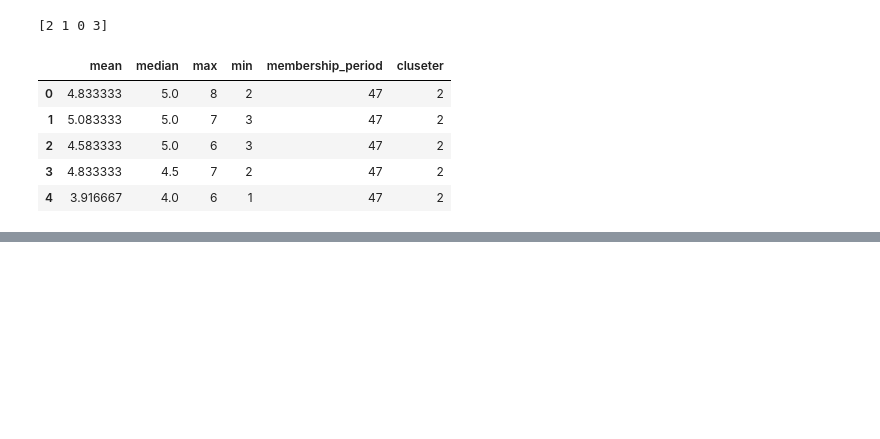
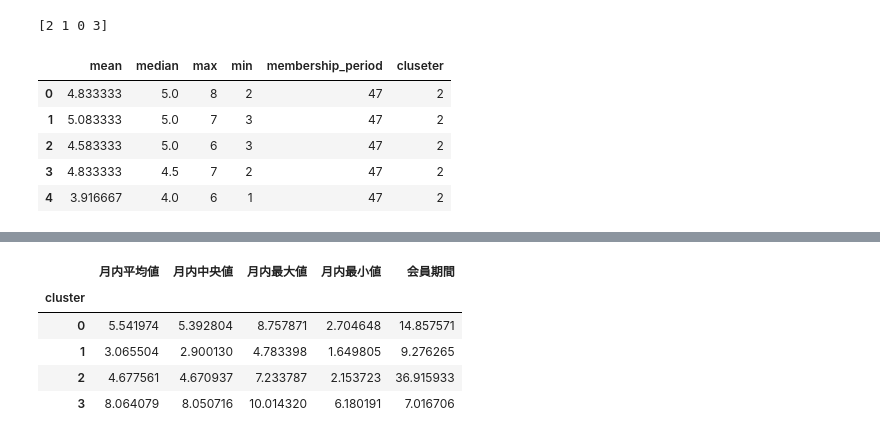
Before and after one commit to newstage75/python_data_analysis_100knock, a Jupyter notebook: 第4章/【機械学習】顧客の行動を予測する10本ノック.ipynb, the cells around one changed output, grey strips where cells are left out. Drawn from its saved outputs; the diff is of its cells as text; code cells hidden in the pictures; blank space fills up the shorter version.

```diff
--- a/第4章/【機械学習】顧客の行動を予測する10本ノック.ipynb
+++ b/第4章/【機械学習】顧客の行動を予測する10本ノック.ipynb
@@ -76,0 +90,10 @@ customer_clustering.head()
+# %%
+# 各グループの特徴をつかむべく、平均値を取得
+customer_clustering.groupby("cluster").mean()
+# %% [output]
+|  | 月内平均値 | 月内中央値 | 月内最大値 | 月内最小値 | 会員期間 |
+| cluster |  |  |  |  |  |
+| 0 | 5.541974 | 5.392804 | 8.757871 | 2.704648 | 14.857571 |
+| 1 | 3.065504 | 2.900130 | 4.783398 | 1.649805 | 9.276265 |
+| 2 | 4.677561 | 4.670937 | 7.233787 | 2.153723 | 36.915933 |
+| 3 | 8.064079 | 8.050716 | 10.014320 | 6.180191 | 7.016706 |
```
Also changed, not shown: parts of 5 cells of this notebook.
